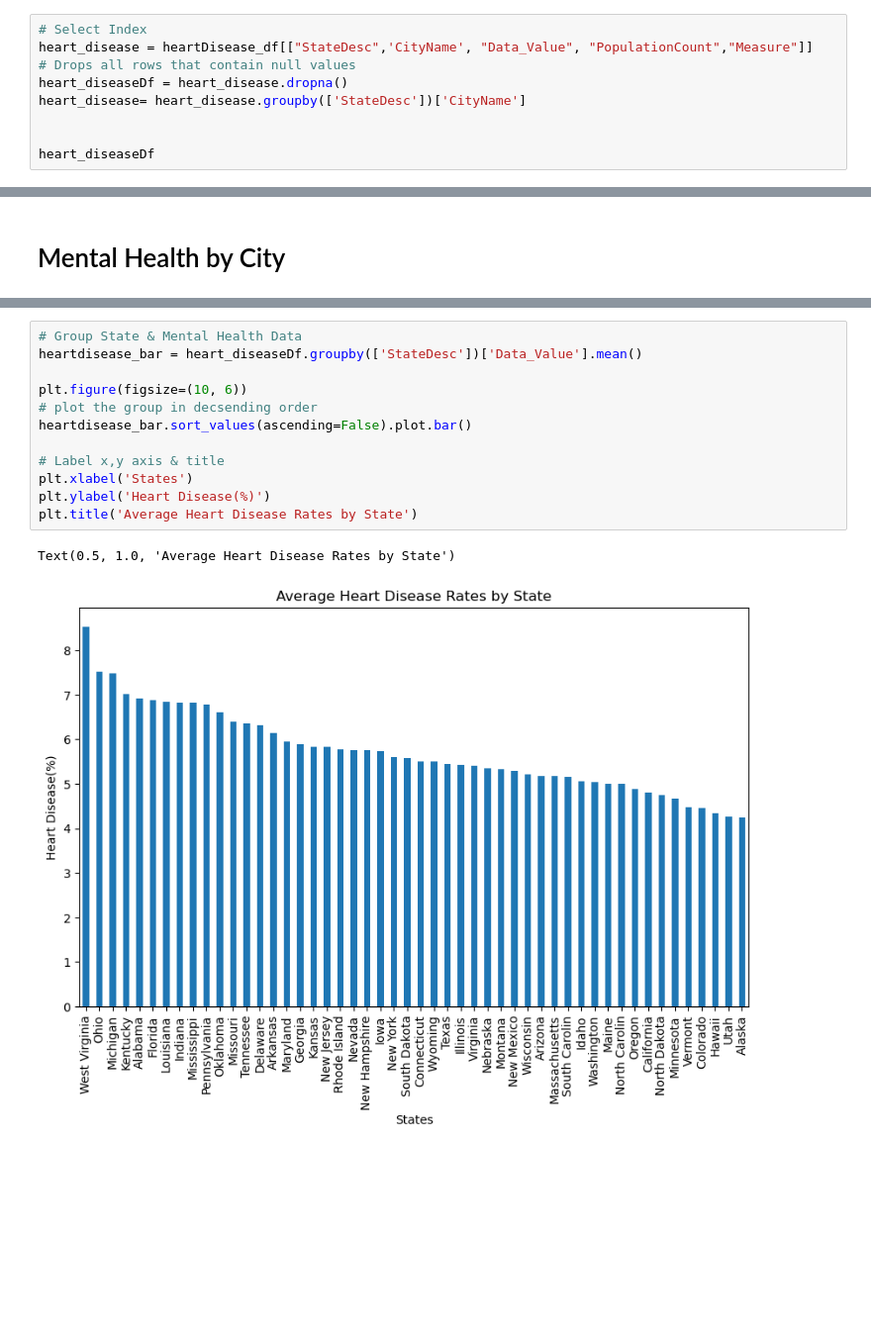
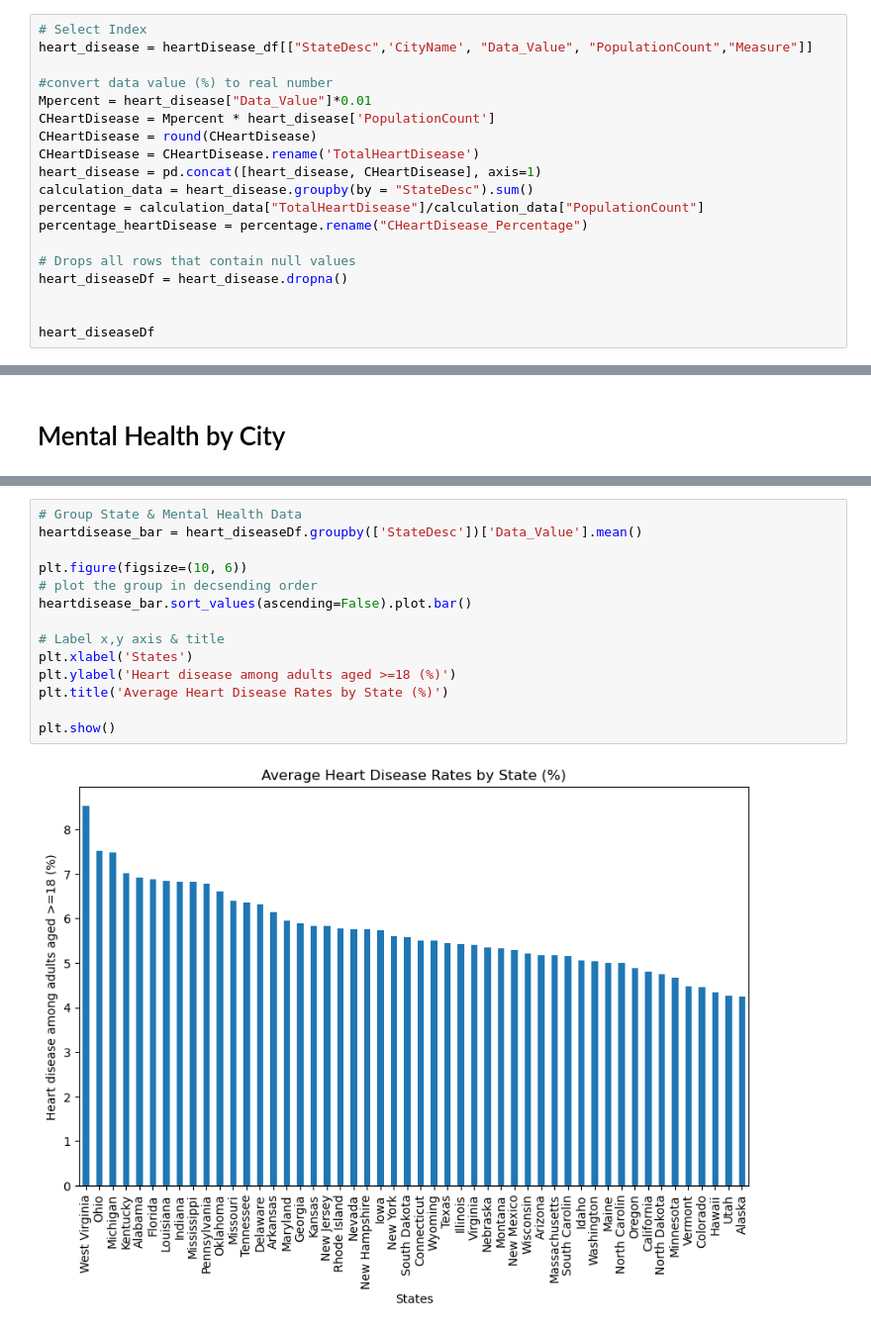
Before and after one commit to divya-jindal/project-1, a Jupyter notebook: MentalHealth_HeartDisease.ipynb, the cells around one changed output, grey strips where cells are left out. Shown: that part at 99% size. Drawn from its saved outputs; the diff is of its cells as text; blank space fills up the shorter version.

```diff
--- a/MentalHealth_HeartDisease.ipynb
+++ b/MentalHealth_HeartDisease.ipynb
@@ -61,9 +59,19 @@ mental_healthDf
 # %%
 # Select Index
 heart_disease = heartDisease_df[["StateDesc",'CityName', "Data_Value", "PopulationCount","Measure"]]
+
+#convert data value (%) to real number
+Mpercent = heart_disease["Data_Value"]*0.01
+CHeartDisease = Mpercent * heart_disease['PopulationCount']
+CHeartDisease = round(CHeartDisease)
+CHeartDisease = CHeartDisease.rename('TotalHeartDisease')
+heart_disease = pd.concat([heart_disease, CHeartDisease], axis=1)
+calculation_data = heart_disease.groupby(by = "StateDesc").sum()
+percentage = calculation_data["TotalHeartDisease"]/calculation_data["PopulationCount"]
+percentage_heartDisease = percentage.rename("CHeartDisease_Percentage")
+
 # Drops all rows that contain null values
 heart_diseaseDf = heart_disease.dropna()
-heart_disease= heart_disease.groupby(['StateDesc'])['CityName']
 
 
 heart_diseaseDf
@@ -279,15 +289,16 @@ Text(0.5, 1.0, 'Average Mental Health Rates by State')
 # %%
 # Group State & Mental Health Data
 heartdisease_bar = heart_diseaseDf.groupby(['StateDesc'])['Data_Value'].mean()
 
 plt.figure(figsize=(10, 6))
 # plot the group in decsending order
 heartdisease_bar.sort_values(ascending=False).plot.bar()
 
 # Label x,y axis & title
 plt.xlabel('States')
-plt.ylabel('Heart Disease(%)')
-plt.title('Average Heart Disease Rates by State')
+plt.ylabel('Heart disease among adults aged >=18 (%)')
+plt.title('Average Heart Disease Rates by State (%)')
+
+plt.show()
 # %% [output]
-Text(0.5, 1.0, 'Average Heart Disease Rates by State')
-[figure, old version]
+[figure, new version]
```
Also changed, not shown: parts of 19 cells of this notebook.
